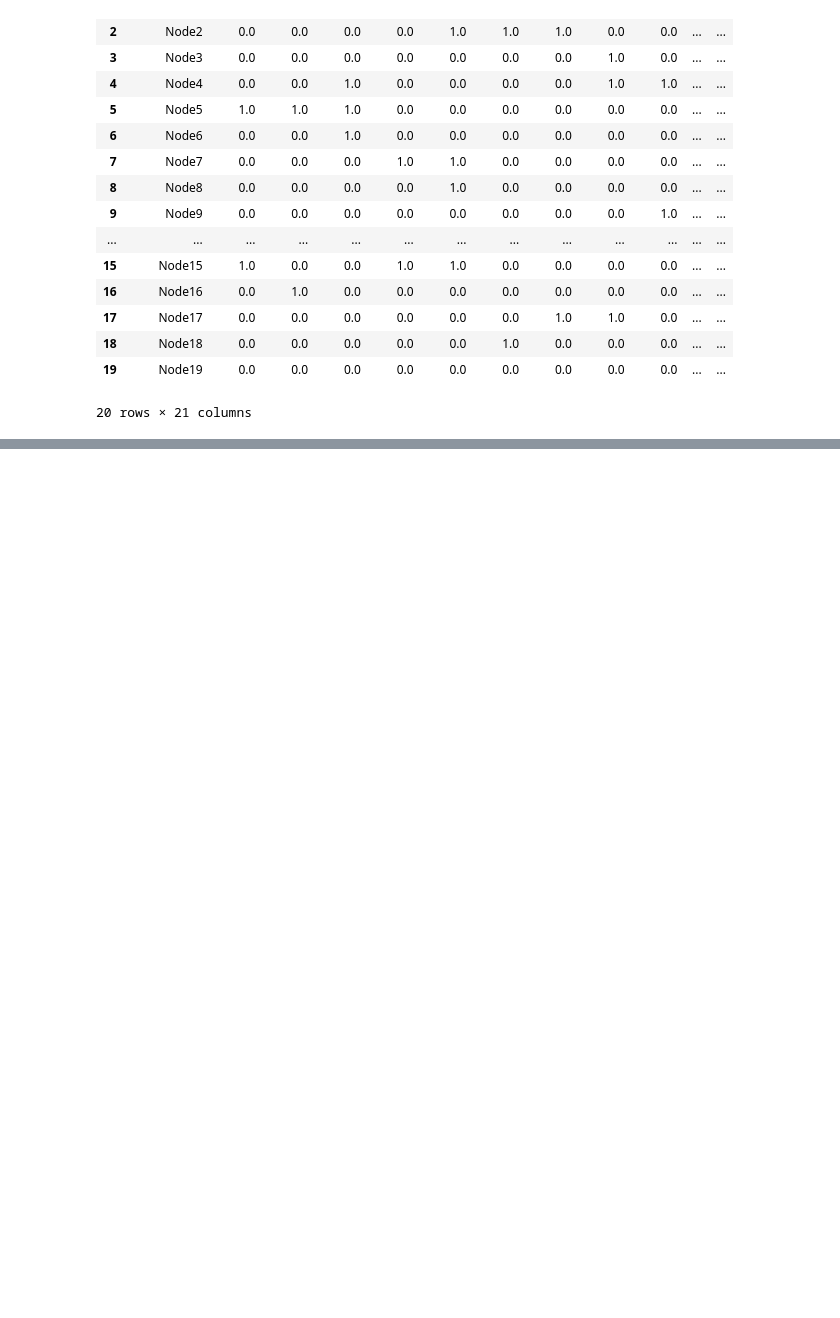
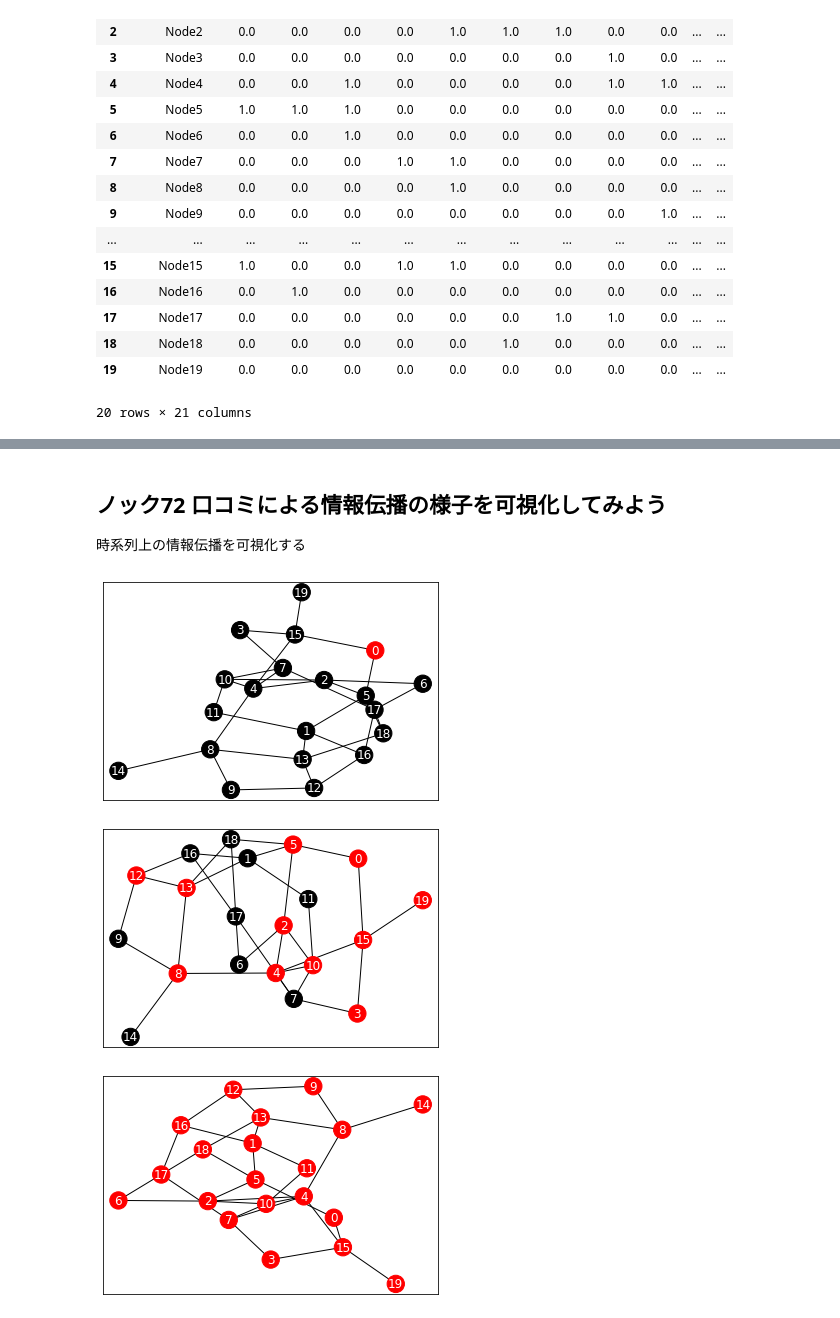
Before and after one commit to color-kurenawi/practical_data_analysis_100, a Jupyter notebook: chapter_08.ipynb, the cells around one changed output, grey strips where cells are left out. Cells and saved outputs as stored; diff of their text form; code cells hidden in the pictures; blank space fills up the shorter version.

```diff
--- a/chapter_08.ipynb
+++ b/chapter_08.ipynb
@@ -59,0 +60,3 @@ plt.show()
+# %% [markdown]
+## ノック72 口コミによる情報伝播の様子を可視化してみよう
+時系列上の情報伝播を可視化する
@@ -59,0 +80,43 @@ plt.show()
+# %%
+percent_percolation = 0.1
+T_NUM = 36
+NUM = len(df_links.index)
+list_active = np.zeros(NUM)
+list_active[0] = 1
+
+list_timeSeries = []
+for t in range(T_NUM):
+    list_active = simulate_percolation(NUM, list_active, percent_percolation)
+    list_timeSeries.append(list_active.copy())
+
+# アクティブノード可視化
+def active_node_coloring(list_active):
+    # print(list_timeSeries[t])
+    list_color = []
+    for i in range(len(list_timeSeries[t])):
+        if list_timeSeries[t][i]==1:
+            list_color.append("r")
+        else:
+            list_color.append("k")
+    # print(len(list_color))
+    return list_color
+# %%
+# 描画
+plt.figure()
+t = 0
+nx.draw_networkx(G,font_color="w",node_color=active_node_coloring(list_timeSeries[t]))
+plt.show()
+
+plt.figure()
+t = 11
+nx.draw_networkx(G,font_color="w",node_color=active_node_coloring(list_timeSeries[t]))
+plt.show()
+
+plt.figure()
+t = 35
+nx.draw_networkx(G,font_color="w",node_color=active_node_coloring(list_timeSeries[t]))
+plt.show()
+# %% [output]
+[figure, added]
+[figure, added]
+[figure, added]
```
Also changed, not shown: parts of 2 cells of this notebook.
